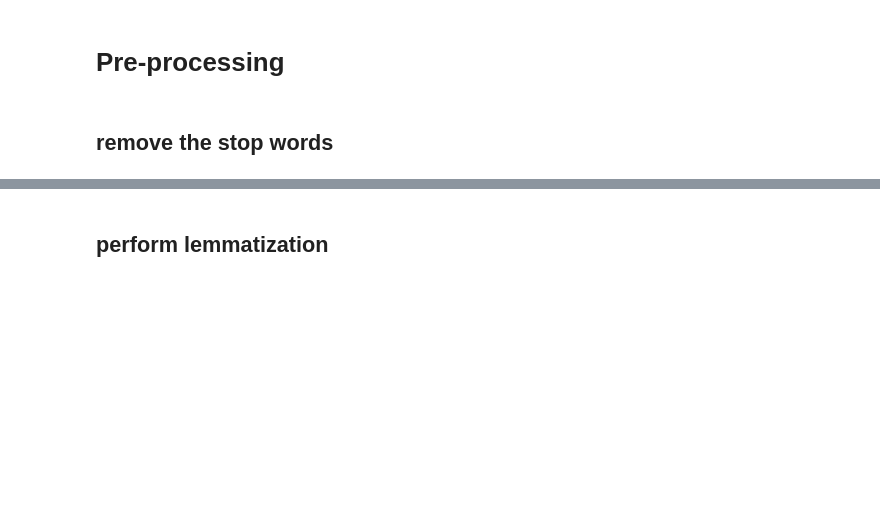
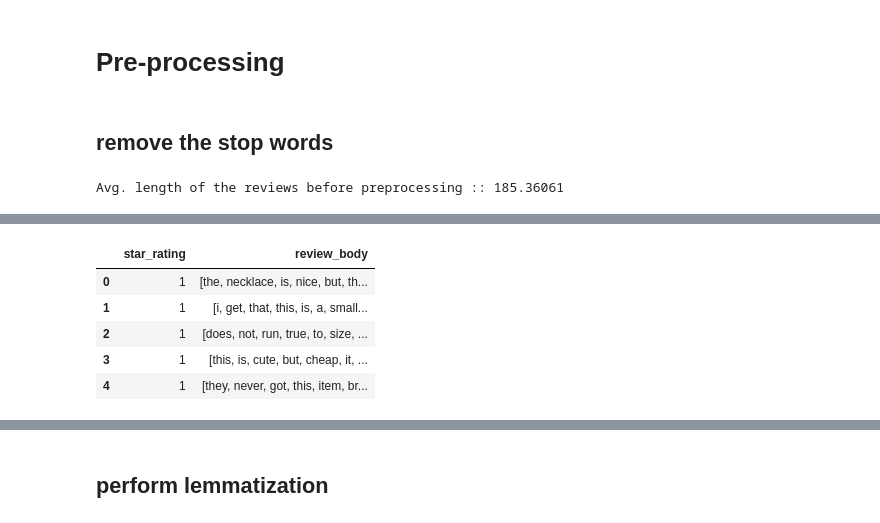
Before and after one commit to daveaditya/CSCI_544_NLP, a Jupyter notebook: assignment_01/HW1-CSCI544.ipynb, the cells around one changed output, grey strips where cells are left out. Cells and saved outputs as stored; diff of their text form; code cells hidden in the pictures; blank space fills up the shorter version.

Commit message:
implemented data preprocessing, feature extraction and classifiers

```diff
--- a/assignment_01/HW1-CSCI544.ipynb
+++ b/assignment_01/HW1-CSCI544.ipynb
@@ -312,0 +326,20 @@ from nltk.corpus import stopwords
+# %%
+# TODO: Remove Test Block
+cleaned_data = pd.read_csv("./data/cleaned.tsv", sep="\t")
+# %%
+avg_len_before_preprocessing = cleaned_data['review_body'].str.len().mean()
+print(f"Avg. length of the reviews before preprocessing :: {avg_len_before_preprocessing}")
+# %% [output]
+Avg. length of the reviews before preprocessing :: 185.36061
+# %%
+def tokenize(data: pd.Series):
+  from nltk.tokenize import word_tokenize
+  nltk.download('punkt')
+
+  return data.apply(word_tokenize)
+# %%
+# 1. Tokenize the words
+tokenized_data = cleaned_data.copy()
+tokenized_data['review_body'] = tokenize(cleaned_data.review_body)
+tokenized_data.head()
+# %% [output]
@@ -312,0 +348,6 @@ from nltk.corpus import stopwords
+|  | star_rating | review_body |
+| 0 | 1 | [the, necklace, is, nice, but, th... |
+| 1 | 1 | [i, get, that, this, is, a, small... |
+| 2 | 1 | [does, not, run, true, to, size, ... |
+| 3 | 1 | [this, is, cute, but, cheap, it, ... |
+| 4 | 1 | [they, never, got, this, item, br... |
```
Also changed, not shown: parts of 40 cells of this notebook.
